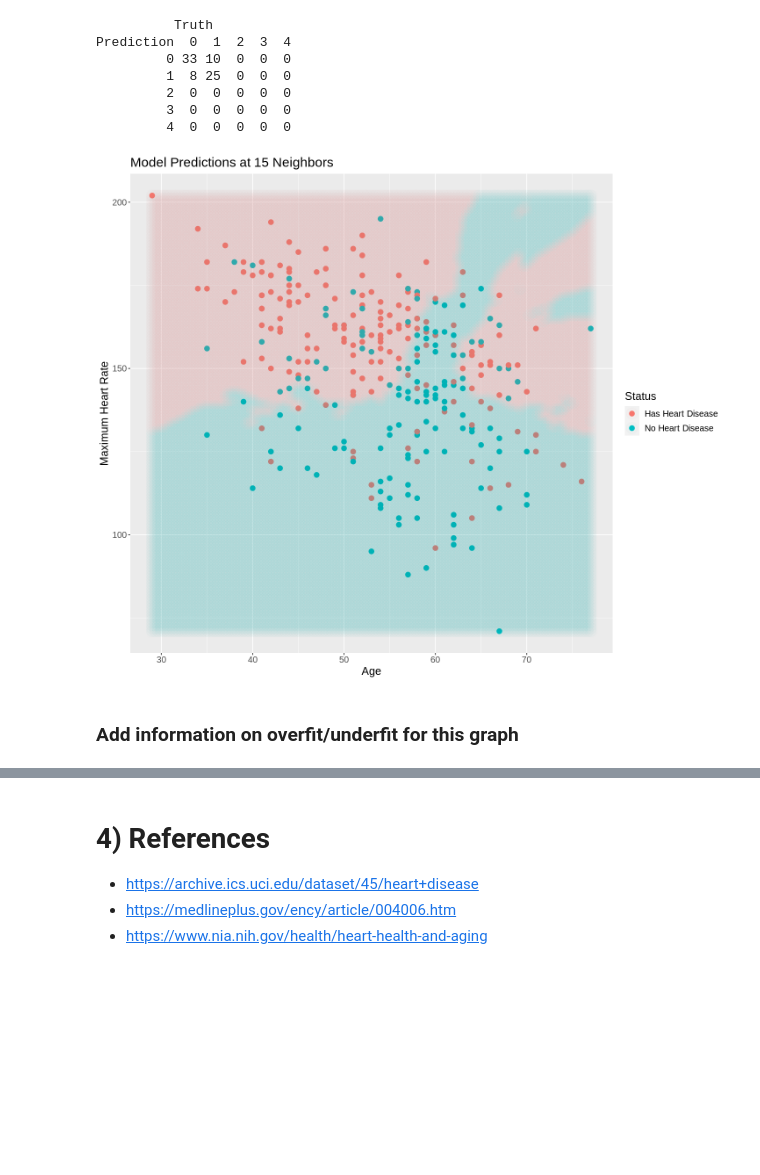
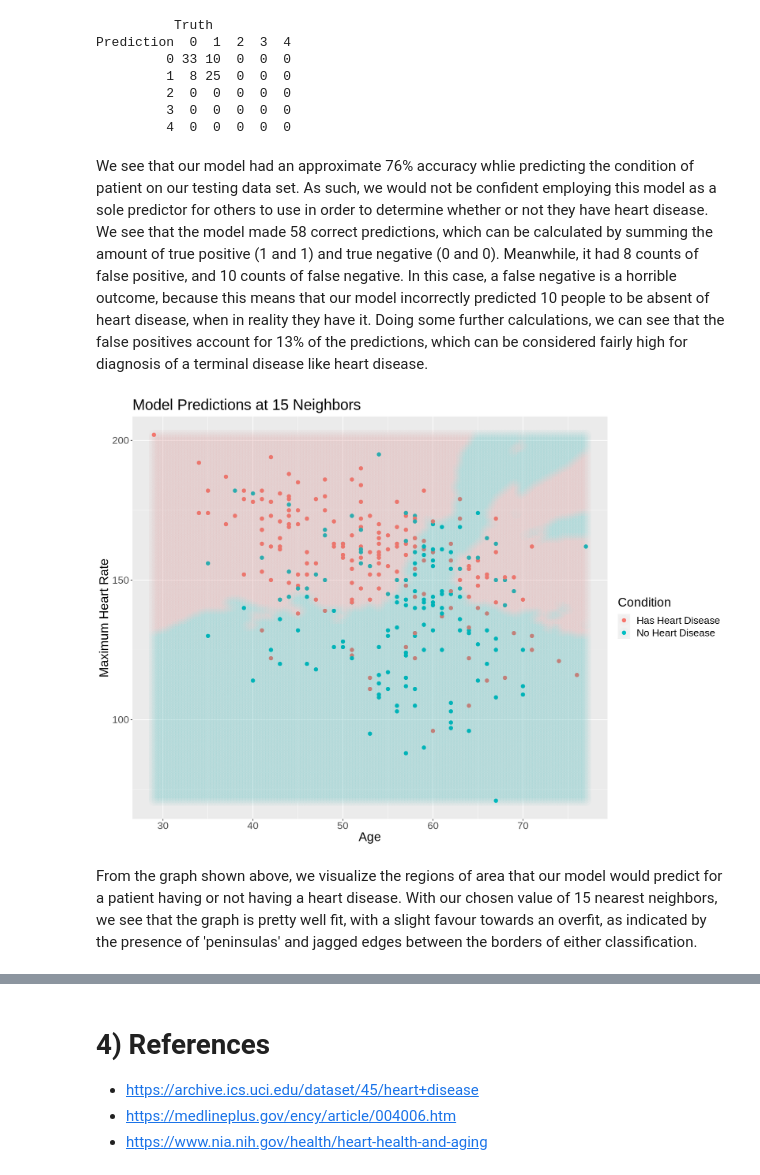
Before and after one commit to andyh031/dsci100-proj-group57, a Jupyter notebook: project.ipynb, the cells around one changed output, grey strips where cells are left out. Drawn from its saved outputs; the diff is of its cells as text; code cells hidden in the pictures; blank space fills up the shorter version.

```diff
--- a/project.ipynb
+++ b/project.ipynb
@@ -157,9 +154,9 @@ As a matter of fact, age and maximum heart rate have a natural relationship with
 
 As such, we will choose to use age and maximum heart rate achieved for the rest of this paper.
 # %%
-# Compress the data so that it only contains the predictors we care about (age, maximum heart rate) and response variable of status.
+# Compress the data so that it only contains the predictors we care about (age, maximum heart rate) and response variable of condition
 heart <- heart_filtered |>
-    select(age, max_heart_rate, status)
+    select(age, max_heart_rate, condition)
 head(heart)
 # %% [output]
 A tibble: 6 × 3
@@ -252,6 +230,6 @@ Just like our table above showed, those with higher age and lower maximum heart
 set.seed(1500)
 
 # Splits our entire dataset into 75% training, and 25% testing
-heart_split <- initial_split(heart, prop = 0.75, strata = status)
+heart_split <- initial_split(heart, prop = 0.75, strata = condition)
 heart_training <- training(heart_split)
 heart_testing <- testing(heart_split)
@@ -259,11 +239,11 @@ heart_testing <- testing(heart_split)
 ## Recipe
 set.seed(1500)
 
-# - Make a recipe with a formula predicting status based on the predictors of
+# - Make a recipe with a formula predicting condition based on the predictors of
 #   age and maximum heart rate achieved, using training data.
 # - Standardize the data to ensure the scales are properly set for use
 #   of straight line distance in the K-nearest neighbors algorithm
-heart_recipe <- recipe(status ~ ., data = heart_training) |>
+heart_recipe <- recipe(condition ~ ., data = heart_training) |>
     step_scale(all_predictors()) |>
     step_center(all_predictors())
 
@@ -274,7 +254,7 @@ heart_spec <- nearest_neighbor(weight_func = "rectangular", neighbors = tune())
     set_mode("classification")
 
 # create the folds for 5-fold cross-validation
-heart_vfold <- vfold_cv(heart_training, v = 5, strata = status)
+heart_vfold <- vfold_cv(heart_training, v = 5, strata = condition)
 
 # create a table of neighbor values to test (tuning the k value)
 gridvals <- tibble(neighbors = seq(from = 1, to = 50, by = 5))
@@ -377,7 +361,11 @@ Prediction  0  1  2  3  4
          2  0  0  0  0  0
          3  0  0  0  0  0
          4  0  0  0  0  0
+# %% [markdown]
+We see that our model had an approximate 76% accuracy whlie predicting the condition of patient on our testing data set. As such, we would not be confident employing this model as a sole predictor for others to use in order to determine whether or not they have heart disease. We see that the model made 58 correct predictions, which can be calculated by summing the amount of true positive (1 and 1) and true negative (0 and 0). Meanwhile, it had 8 counts of false positive, and 10 counts of false negative. In this case, a false negative is a horrible outcome, because this means that our model incorrectly predicted 10 people to be absent of heart disease, when in reality they have it. Doing some further calculations, we can see that the false positives account for 13% of the predictions, which can be considered fairly high for diagnosis of a terminal disease like heart disease.
 # %%
+options(repr.plot.width = 14, repr.plot.height = 10)
+
 # create the grid of area/smoothness vals, and arrange in a data frame
 age_grid <- seq(min(heart$age),
                 max(heart$age),
@@ -387,42 +375,42 @@ hr_grid <- seq(min(heart$max_heart_rate),
                 length.out = 150)
 asgrid <- as_tibble(expand.grid(age = age_grid,
                                 max_heart_rate = hr_grid))
 
 # use the fit workflow to make predictions at the grid points
 knnPredGrid <- predict(heart_fit, asgrid)
 
 # bind the predictions as a new column with the grid points
 prediction_table <- bind_cols(knnPredGrid, asgrid) |>
-  rename(Status = .pred_class)
+  rename(condition = .pred_class)
 
 # plot:
 # 1. the colored scatter of the original data
 # 2. the faded colored scatter for the grid points
 wkflw_plot <-
   ggplot() +
   geom_point(data = heart,
              mapping = aes(x = age,
                            y = max_heart_rate,
-                           color = status),
-             size = 3) +
+                           color = condition),
+             size = 2.5) +
   geom_point(data = prediction_table,
              mapping = aes(x = age,
                            y = max_heart_rate,
-                           color = Status),
+                           color = condition),
              alpha = 0.02,
              size = 7) +
-  labs(color = "Status",
+  labs(color = "Condition",
        x = "Age",
        y = "Maximum Heart Rate",
        title = "Model Predictions at 15 Neighbors") +
   scale_color_discrete(labels = c("Has Heart Disease", "No Heart Disease")) +
-  theme(text = element_text(size = 15))
+  theme(text = element_text(size = 20))
 
 wkflw_plot
 # %% [output]
-[figure, old version]
+[figure, new version]
 # %% [markdown]
-### Add information on overfit/underfit for this graph
+From the graph shown above, we visualize the regions of area that our model would predict for a patient having or not having a heart disease. With our chosen value of 15 nearest neighbors, we see that the graph is pretty well fit, with a slight favour towards an overfit, as indicated by the presence of 'peninsulas' and jagged edges between the borders of either classification.
 # %% [markdown]
 # 3) Discussion
 
```
Also changed, not shown: parts of 16 cells of this notebook.
